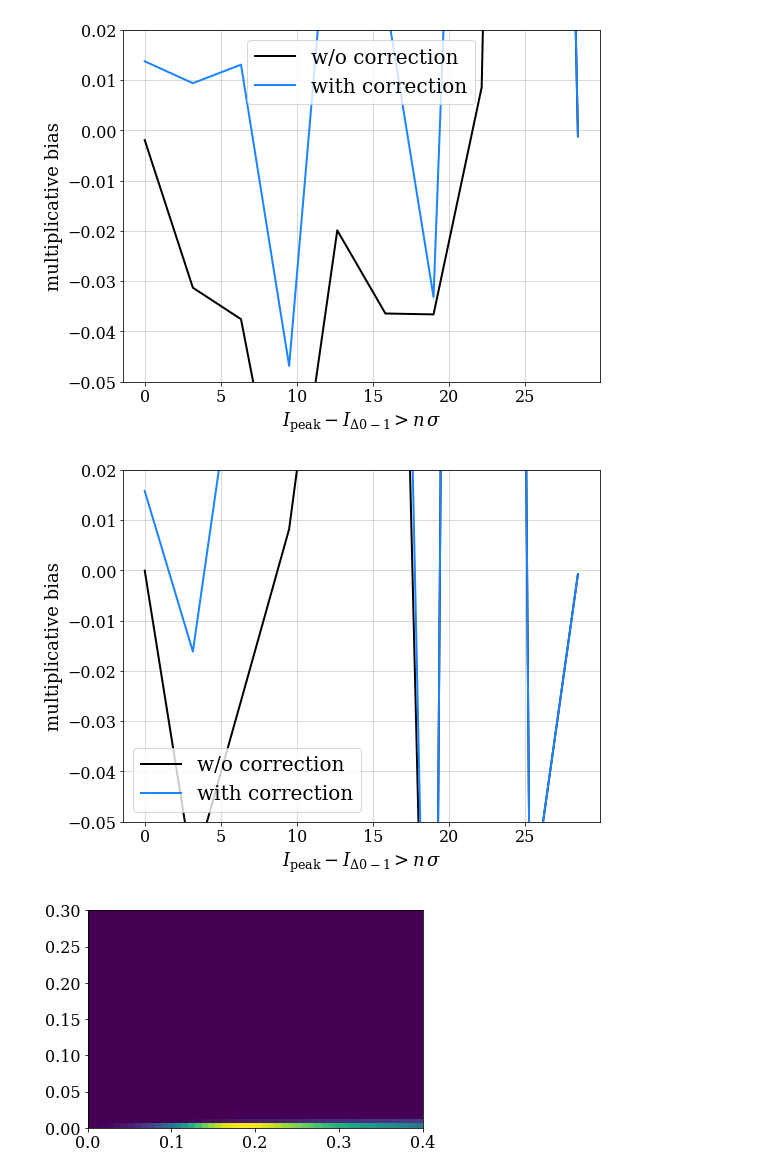
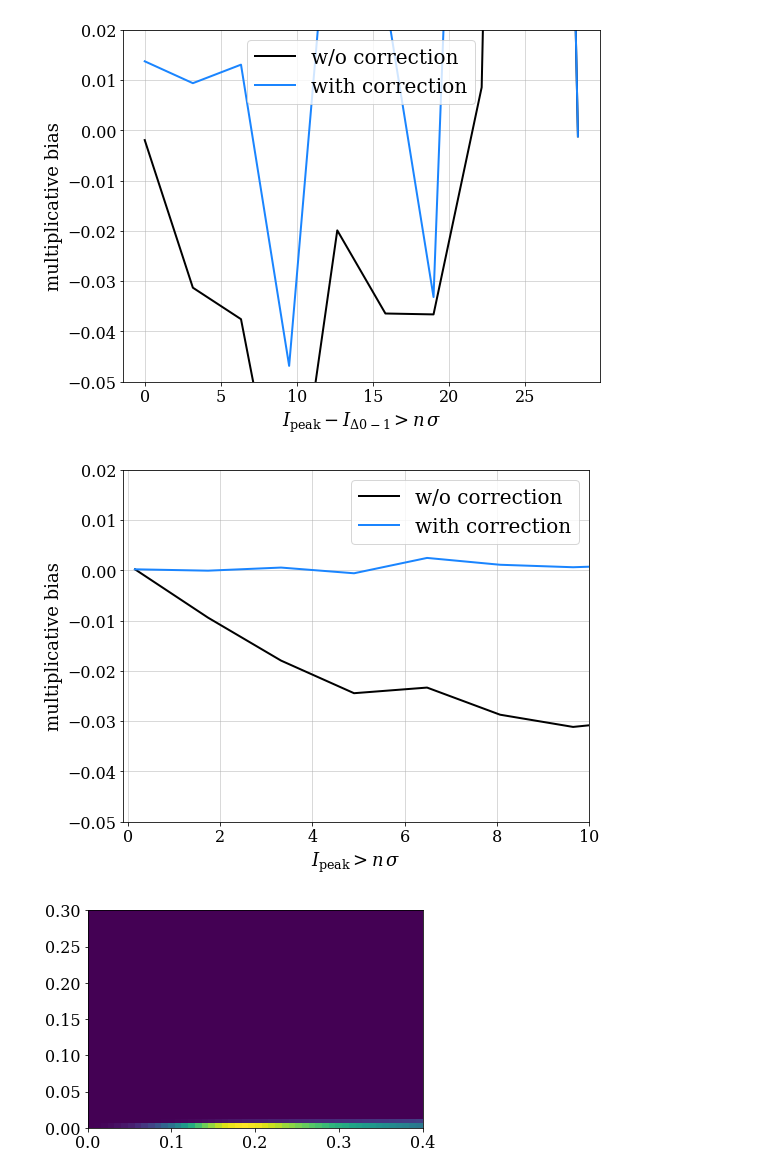
Before and after one commit to mr-superonion/FPFS_notebooks, a Jupyter notebook: ipynb/4_sheartest_noisy/1_shearEst_noisy_knownRef.ipynb, the cells around one changed output. Saved outputs shown, nothing was run; the diff lists cells and outputs as text; code cells hidden in the pictures.

```diff
--- a/ipynb/4_sheartest_noisy/1_shearEst_noisy_knownRef.ipynb
+++ b/ipynb/4_sheartest_noisy/1_shearEst_noisy_knownRef.ipynb
@@ -11,14 +11,15 @@ import numpy.lib.recfunctions as rfn
 import matplotlib.pylab as plt
 
 ver='try2'
+gver='basic2'
 wrkDir=os.environ['homeWrk']
 simDir=os.path.join(wrkDir,'FPFS2/sim/')
 # merge data from n fields
 out1=[]
 out2=[]
 for _i in range(400):
-    _a1=fitsio.read(os.path.join(simDir,'src_basicCenter-var4em3_%s/psf60/fpfs-cut16-%04d-g1-0000.fits' %(ver,_i)))
-    _a2=fitsio.read(os.path.join(simDir,'src_basicCenter-var4em3_%s/psf60/fpfs-cut16-%04d-g1-2222.fits' %(ver,_i)))
+    _a1=fitsio.read(os.path.join(simDir,'src_%sCenter-var4em3_%s/psf60/fpfs-cut16-%04d-g1-0000.fits' %(gver,ver,_i)))
+    _a2=fitsio.read(os.path.join(simDir,'src_%sCenter-var4em3_%s/psf60/fpfs-cut16-%04d-g1-2222.fits' %(gver,ver,_i)))
     out1.append(_a1)
     out2.append(_a2)
     del _a1,_a2
@@ -32,11 +33,10 @@ def fpfsM2E(moments,dets=None,const=1.,noirev=False):
 
     Parameters:
     ----
-    moments:    input FPFS moments     [float array]
-    dets:       input detection array
-    const:      the _wing Constant [float]
-    mcalib:     multiplicative bias [float array]
-    noirev:     revise the second-order noise bias? [bool]
+    moments:    input FPFS moments     [ndarray]
+    dets:       input detection array  [ndarray (default: None)]
+    const:      the _wing Constant [float (default:1)]
+    noirev:     revise the second-order noise bias? [bool (default: False)]
 
     Returns:
     ----
@@ -87,7 +87,6 @@ def fpfsM2E(moments,dets=None,const=1.,noirev=False):
                     +1.*e1*dets['pdet_N00V%d%dr1'%(j,i)]/_w\
                     +1.*moments['fpfs_N00N22c']/_w**2.*dets['pdet_v%d%dr1'%(j,i)]
                 dDict['fpfs_e1v%d%dr1'%(j,i)]=dDict['fpfs_e1v%d%dr1'%(j,i)]/(1+ratio)
-
                 dDict['fpfs_e2v%d%dr2'%(j,i)]=dDict['fpfs_e2v%d%dr2'%(j,i)]\
                     -1.*dets['pdet_N22sV%d%dr2'%(j,i)]/_w\
                     +1.*e2*dets['pdet_N00V%d%dr2'%(j,i)]/_w\
@@ -193,8 +192,8 @@ Const=   4000.
 outNN1=[]
 outNN2=[]
 for _i in range(100):
-    _a1=fitsio.read(os.path.join(simDir,'src_basicCenter-var0em0_%s/psf60/fpfs-cut16-%04d-g1-0000.fits' %(ver,_i)))
-    _a2=fitsio.read(os.path.join(simDir,'src_basicCenter-var0em0_%s/psf60/fpfs-cut16-%04d-g1-2222.fits' %(ver,_i)))
+    _a1=fitsio.read(os.path.join(simDir,'src_%sCenter-var0em0_%s/psf60/fpfs-cut16-%04d-g1-0000.fits' %(gver,ver,_i)))
+    _a2=fitsio.read(os.path.join(simDir,'src_%sCenter-var0em0_%s/psf60/fpfs-cut16-%04d-g1-2222.fits' %(gver,ver,_i)))
     outNN1.append(_a1)
     outNN2.append(_a2)
     del _a1,_a2
@@ -318,55 +317,63 @@ plt.tight_layout()
 # %% [output]
 [figure]
 # %%
-dcc=0.01
+tt = (2,2)
 x=[]
 y1=[]
 y2=[]
 pn='v%d%d' %tt
 
+plt.close()
+fig,axes=pltutil.make_figure_axes(1,1)
+ax=axes[0]
+
 if tt != (2,2):
     xlabel=r'$I_{\rm peak}-I_{\Delta %d%d}$' %(tt[0]-2,tt[1]-2)
+    ax.set_xlim(-0.1,2)
+    dcc=0.0005
+    dcut=0.01
 else:
     xlabel=r'$I_{\rm peak}$'
+    ax.set_xlim(-0.1,10)
+    dcc=0.005
+    dcut=0.1
+
 for i in range(0,10):
-    cut=0.2*i
+    cut=dcut*i+0.01
 
     msk1 = (outDNN1['pdet_%s' %pn]>cut)
     ellM1= outENN1[msk1]
     detM1= outDNN1[msk1]
     del msk1
 
     msk2 = (outDNN2['pdet_%s' %pn]>cut)
     ellM2= outENN2[msk2]
     detM2= outDNN2[msk2]
     del msk2
 
     cor1,cor1b = get_detbias(detM1,ellM1,cut,dcc,ind=tt)
     cor2,cor2b = get_detbias(detM2,ellM2,cut,dcc,ind=tt)
     cor1=(cor1+cor1b)/2.
     cor2=(cor2+cor2b)/2.
     de   = np.sum(ellM2['fpfs_e1'])-np.sum(ellM1['fpfs_e1'])
     rave = (np.sum(ellM2['fpfs_RE'])+np.sum(ellM1['fpfs_RE']))/2.
     raveR= (np.sum(ellM2['fpfs_RE'])+np.sum(ellM1['fpfs_RE'])+cor1+cor2)/2.
     x.append(cut/np.sqrt(4e-3))
     y1.append(de/rave/0.04-1)
     y2.append(de/raveR/0.04-1)
     del detM1,ellM2,detM2
 gc.collect()
-plt.close()
-fig,axes=pltutil.make_figure_axes(1,1)
-ax=axes[0]
 ax.plot(np.array(x),np.array(y1),label='w/o correction',color=pltutil.colors[0])
 ax.plot(np.array(x),np.array(y2),label='with correction',color=pltutil.colors[1])
 ax.set_xlabel(xlabel+r'$>n\,\sigma$')
 ax.set_ylabel('multiplicative bias')
 ax.set_ylim(-0.05,0.02)
 ax.grid()
 ax.legend()
 plt.tight_layout()
 #fig.savefig('../../html/noisy_knownRef_%s.png' %pn)
 # %% [output]
-[figure, old version]
+[figure, new version]
 # %%
 _=plt.hist2d(outE1['fpfs_s0'],outD1['pdet_v21'],range=[[0,0.4],[0,0.3]],bins=50)
 # %% [output]
```
Also changed, not shown: 1 other file.
